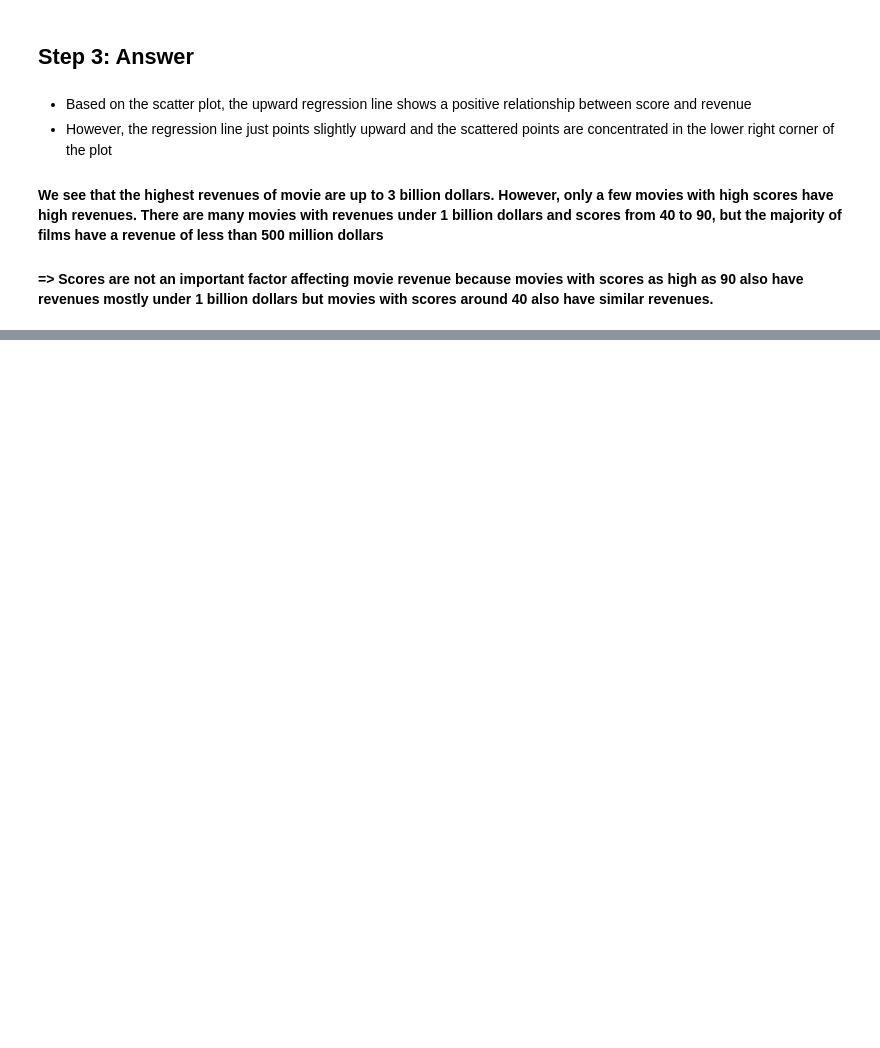
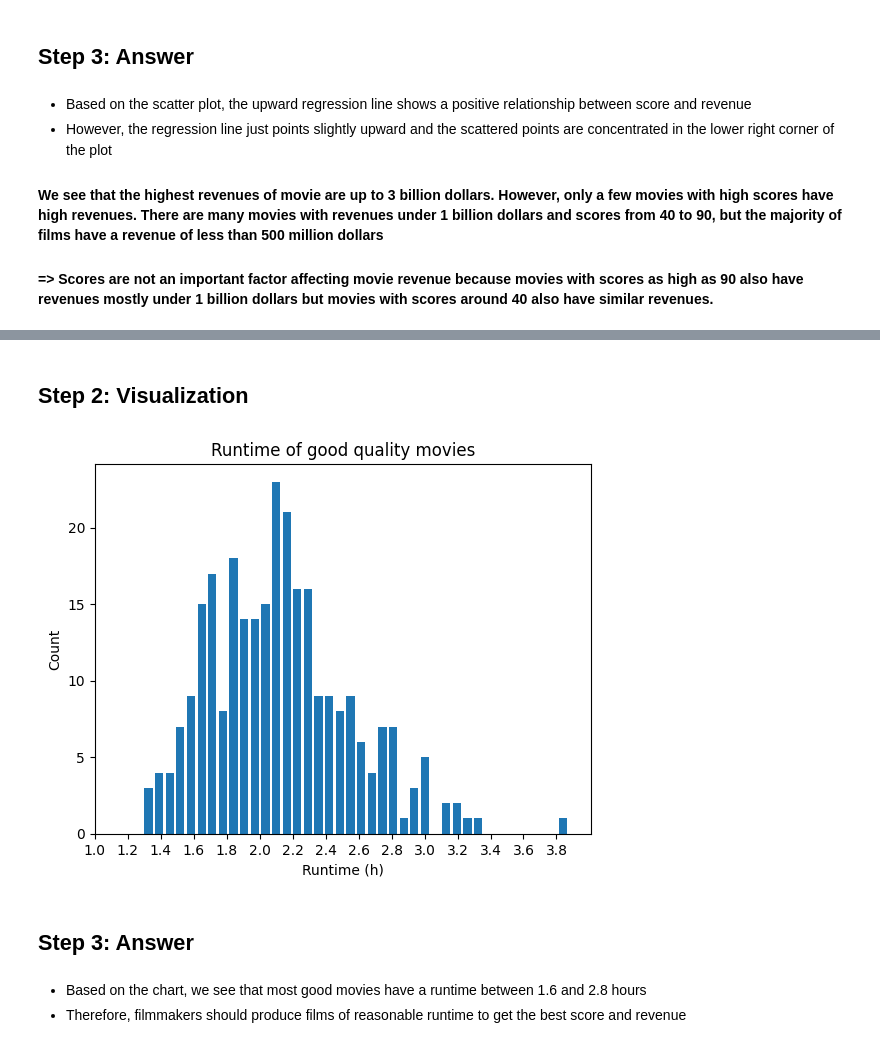
Before and after one commit to gaizzzzz/IntroToDS_FinalProject, a Jupyter notebook: notebooks/3.0-eda.ipynb, the cells around one changed output, grey strips where cells are left out. Cells and saved outputs as stored; diff of their text form; code cells hidden in the pictures; blank space fills up the shorter version.

```diff
--- a/notebooks/3.0-eda.ipynb
+++ b/notebooks/3.0-eda.ipynb
@@ -13,8 +13,8 @@ import numpy as np
 import pandas as pd
 import matplotlib.pyplot as plt
 # %%
-data = pd.read_csv('./../data/processed.csv')
-data
+movie_df = pd.read_csv('./../data/processed.csv')
+movie_df
 # %% [output]
 |  | Name | Released year | Genre | Director | Runtime (h) | Score | Status | Language | Budget ($) | ... |
 | 0 | Fast X | 2023 | 'Action', 'Crime', 'Thriller' | Dan Mazeau | 2.37 | 72.0 | Released | English | 340000000.0 | ... |
@@ -85,0 +94,12 @@ plt.show()
+# %%
+#Filter out columns 'Name', 'Runtime (h)', Score' and 'Revenue ($)'
+df = movie_df[['Name', 'Runtime (h)', 'Score', 'Revenue ($)']]
+df = df[(df['Revenue ($)'].notna()) & (df['Runtime (h)'].notna())]
+
+#Calculate the 75th percentile of score and revenue
+score_75 = df['Score'].quantile(0.75)
+revenue_75 = df['Revenue ($)'].quantile(0.75)
+
+#Filter out good quality movies with their scores and revenues above the 75th percentile
+df = df[(df['Score'] >= score_75) & (df['Revenue ($)'] >= revenue_75)]
+df
@@ -85,0 +120,18 @@ plt.show()
+# %% [markdown]
+## Step 2: Visualization
+# %%
+plt.hist(df['Runtime (h)'], bins=40, width=0.05)
+
+plt.xlabel('Runtime (h)')
+plt.ylabel('Count')
+plt.title('Runtime of good quality movies')
+plt.xticks(np.arange(1, int(df['Runtime (h)'].max()) + 1, 0.2))
+
+plt.show()
+# %% [output]
+[figure, added]
+# %% [markdown]
+## Step 3: Answer
+# %% [markdown]
+- Based on the chart, we see that most good movies have a runtime between 1.6 and 2.8 hours
+- Therefore, filmmakers should produce films of reasonable runtime to get the best score and revenue
```
Also changed, not shown: parts of 6 cells of this notebook.
